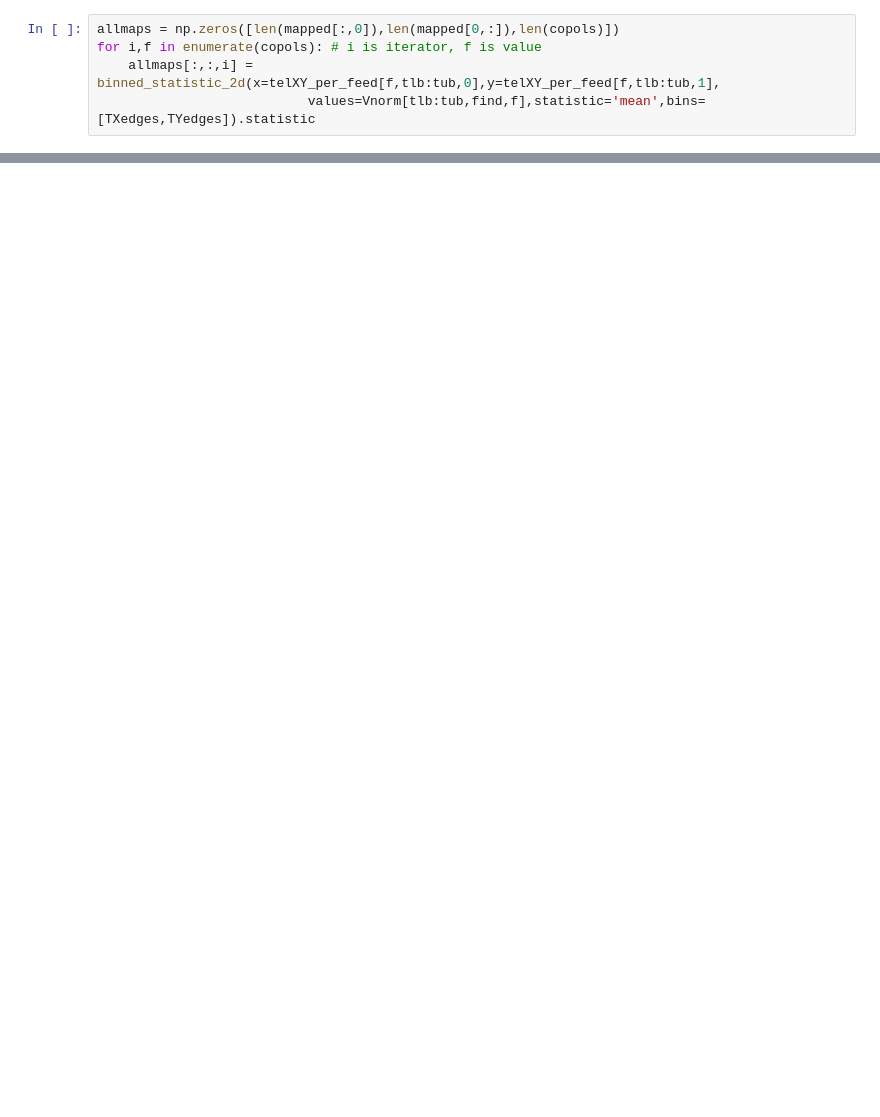
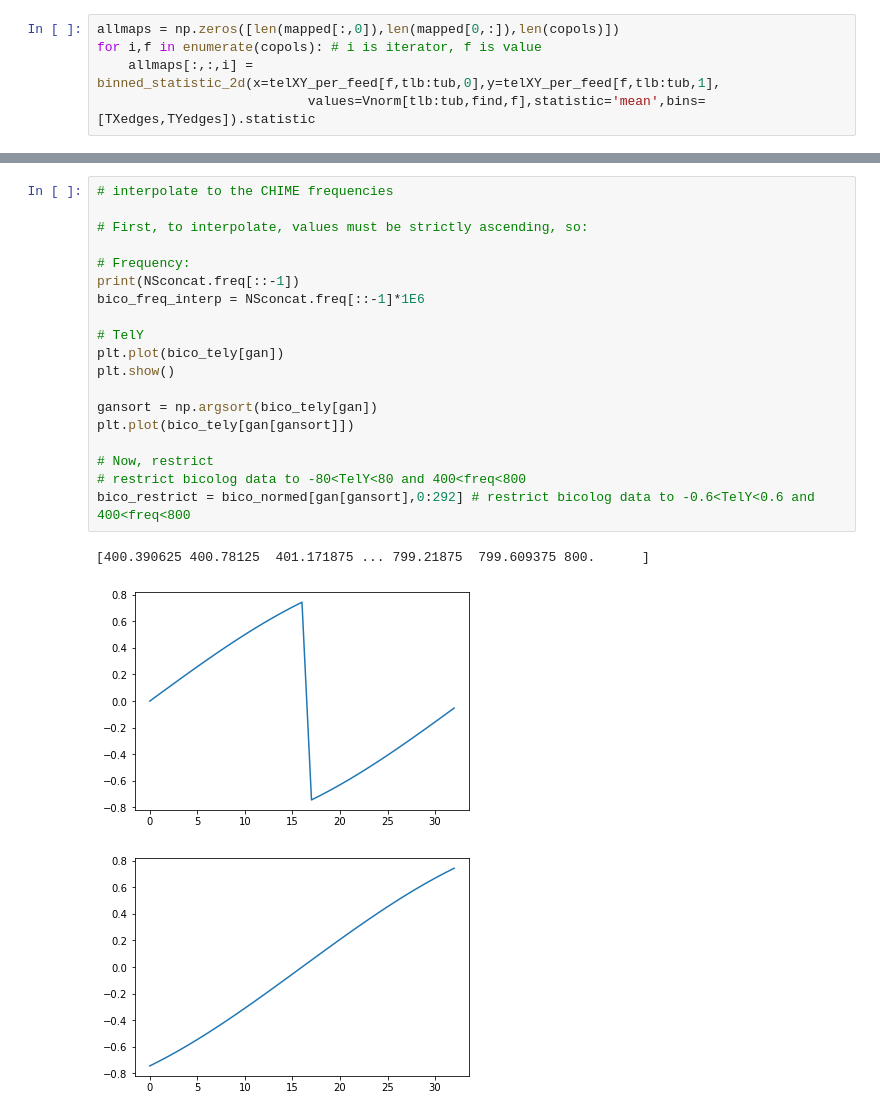
Before and after one commit to WrightLaboratory/newburghlabdrone, a Jupyter notebook: analysis/LBN_NSCHIME.ipynb, the cells around one changed output, grey strips where cells are left out. Cells and saved outputs as stored; diff of their text form; blank space fills up the shorter version.

```diff
--- a/analysis/LBN_NSCHIME.ipynb
+++ b/analysis/LBN_NSCHIME.ipynb
@@ -929,0 +1164,23 @@ plt.plot(bbeam.df_angle,np.abs(bbeam.complex_H_beam[:,400]/bbeam.complex_H_beam[
+# %%
+# interpolate to the CHIME frequencies
+
+# First, to interpolate, values must be strictly ascending, so:
+
+# Frequency:
+print(NSconcat.freq[::-1])
+bico_freq_interp = NSconcat.freq[::-1]*1E6
+
+# TelY
+plt.plot(bico_tely[gan])
+plt.show()
+
+gansort = np.argsort(bico_tely[gan])
+plt.plot(bico_tely[gan[gansort]])
+
+# Now, restrict
+# restrict bicolog data to -80<TelY<80 and 400<freq<800
+bico_restrict = bico_normed[gan[gansort],0:292] # restrict bicolog data to -0.6<TelY<0.6 and 400<freq<800
+# %% [output]
+[400.390625 400.78125  401.171875 ... 799.21875  799.609375 800.      ]
+[figure, added]
+[figure, added]
```
Also changed, not shown: parts of 42 cells of this notebook.
